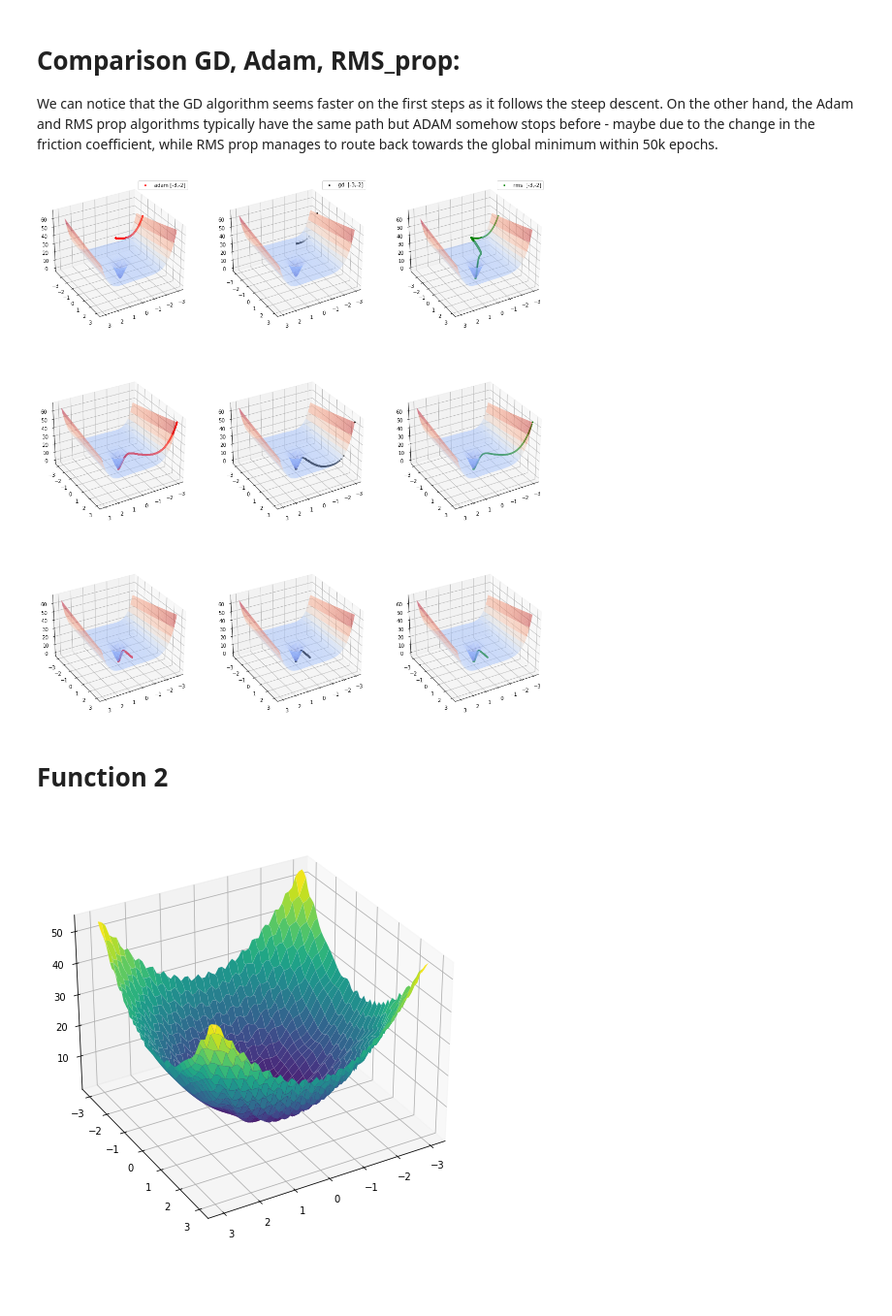
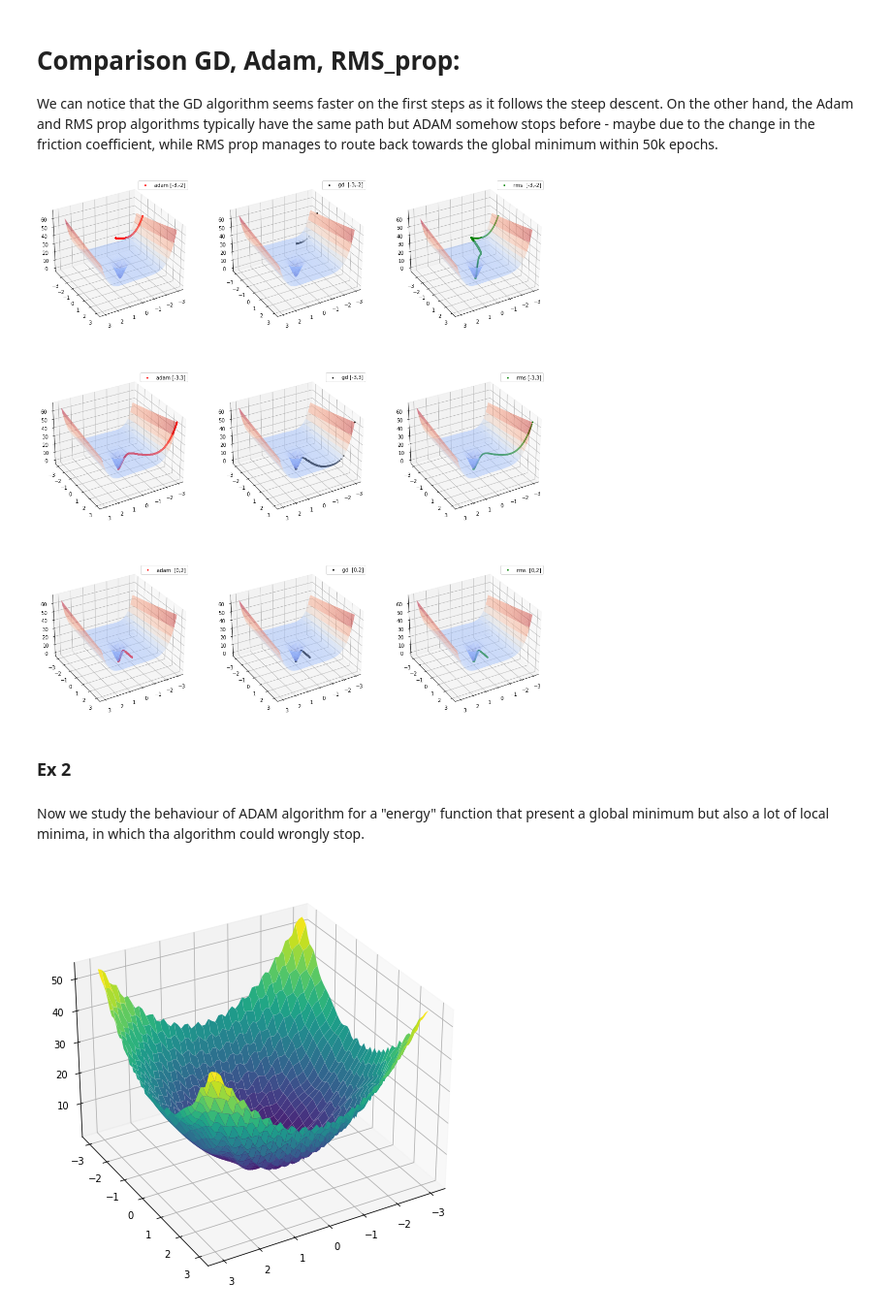
Before and after one commit to LorenzoBuriola/LoCP_moduleB, a Jupyter notebook: Ex_week01.ipynb, the cells around one changed output. Shown at 97% size. Saved outputs shown, nothing was run; the diff lists cells and outputs as text; code cells hidden in the pictures; blank space fills up the shorter version.

```diff
--- a/Ex_week01.ipynb
+++ b/Ex_week01.ipynb
@@ -365,66 +350,68 @@ ax6= fig.add_subplot(3,3,6, projection = '3d')
 ax7= fig.add_subplot(3, 3,7, projection='3d')
 ax8= fig.add_subplot(3,3,8, projection = '3d')
 ax9= fig.add_subplot(3,3,9, projection = '3d')
-# ax = fig.add_subplot(projection = '3d')
 
 
 ax.plot_surface(Xplot[0], Xplot[1], func(Xplot), cmap = 'coolwarm', alpha = 0.5)
 ax.view_init(30,60)
 ax2.plot_surface(Xplot[0], Xplot[1], func(Xplot), cmap = 'coolwarm', alpha = 0.5)
 ax2.view_init(30,60)
 ax3.plot_surface(Xplot[0], Xplot[1], func(Xplot), cmap = 'coolwarm', alpha = 0.5)
 ax3.view_init(30,60)
-
 ax4.plot_surface(Xplot[0], Xplot[1], func(Xplot), cmap = 'coolwarm', alpha = 0.5)
 ax4.view_init(30,60)
+ax5.plot_surface(Xplot[0], Xplot[1], func(Xplot), cmap = 'coolwarm', alpha = 0.5)
 ax5.view_init(30,60)
-ax5.plot_surface(Xplot[0], Xplot[1], func(Xplot), cmap = 'coolwarm', alpha = 0.5)
 ax6.plot_surface(Xplot[0], Xplot[1], func(Xplot), cmap = 'coolwarm', alpha = 0.5)
 ax6.view_init(30,60)
 ax7.plot_surface(Xplot[0], Xplot[1], func(Xplot), cmap = 'coolwarm', alpha = 0.5)
 ax7.view_init(30,60)
 ax8.plot_surface(Xplot[0], Xplot[1], func(Xplot), cmap = 'coolwarm', alpha = 0.5)
 ax8.view_init(30,60)
 ax9.plot_surface(Xplot[0], Xplot[1], func(Xplot), cmap = 'coolwarm', alpha = 0.5)
 ax9.view_init(30,60)
-#plt.show()
 
 
-adam_3_2 = adams(grad, [-3,-2], n_epochs=50000, eta=0.001, noise_strength=0,)
-ax.scatter(oneGD_5[:,0], oneGD_5[:,1], func(oneGD_5.T), marker = '.', color = 'red', linewidth =  1, label = "adam [-3,-2]")
-adam_3_2 = gd(grad, [-3,-2], n_epochs=50000, eta=0.01, noise_strength=0,)
-ax2.scatter(oneGD_5[:,0], oneGD_5[:,1], func(oneGD_5.T), marker = '.', color = 'black', linewidth =  1, label = "gd  [-3,-2]")
-adam_3_2 = rms_prop(grad, [-3,-2], n_epochs=50000, eta=0.01, noise_strength=0,)
-ax3.scatter(oneGD_5[:,0], oneGD_5[:,1], func(oneGD_5.T), marker = '.', color = 'green', linewidth =  1, label = "rms  [-3,-2]")
+P1_adam = adams(grad, [-3,-2], n_epochs=50000, eta=0.001, noise_strength=0,)
+ax.scatter(P1_adam[:,0], P1_adam[:,1], func(P1_adam.T), marker = '.', color = 'red', linewidth =  1, label = "adam [-3,-2]")
+P1_gd = gd(grad, [-3,-2], n_epochs=50000, eta=0.01, noise_strength=0,)
+ax2.scatter(P1_gd[:,0], P1_gd[:,1], func(P1_gd.T), marker = '.', color = 'black', linewidth =  1, label = "gd  [-3,-2]")
+P1_rms = rms_prop(grad, [-3,-2], n_epochs=50000, eta=0.01, noise_strength=0,)
+ax3.scatter(P1_rms[:,0], P1_rms[:,1], func(P1_rms.T), marker = '.', color = 'green', linewidth =  1, label = "rms  [-3,-2]")
 
 
-adam_3_3 = adams(grad, [-3,3], n_epochs=50000, eta=0.001, noise_strength=0,)
-ax4.scatter(oneGD_5[:,0], oneGD_5[:,1], func(oneGD_5.T), marker = '.', color = 'red', linewidth =  1, label = "adam [-3,3]")
-adam_3_3 = gd(grad, [-3,3], n_epochs=50000, eta=0.01, noise_strength=0,)
-ax5.scatter(oneGD_5[:,0], oneGD_5[:,1], func(oneGD_5.T), marker = '.', color = 'black', linewidth =  1, label = "gd [-3,3]")
-adam_3_3 = rms_prop(grad, [-3,3], n_epochs=50000, eta=0.01, noise_strength=0,)
-ax6.scatter(oneGD_5[:,0], oneGD_5[:,1], func(oneGD_5.T), marker = '.', color = 'green', linewidth =  1, label = "rms [-3,3]")
+P2_adam = adams(grad, [-3,3], n_epochs=50000, eta=0.001, noise_strength=0,)
+ax4.scatter(P2_adam[:,0], P2_adam[:,1], func(P2_adam.T), marker = '.', color = 'red', linewidth =  1, label = "adam [-3,3]")
+P2_gd = gd(grad, [-3,3], n_epochs=50000, eta=0.01, noise_strength=0,)
+ax5.scatter(P2_gd[:,0], P2_gd[:,1], func(P2_gd.T), marker = '.', color = 'black', linewidth =  1, label = "gd [-3,3]")
+P2_rms = rms_prop(grad, [-3,3], n_epochs=50000, eta=0.01, noise_strength=0,)
+ax6.scatter(P2_rms[:,0], P2_rms[:,1], func(P2_rms.T), marker = '.', color = 'green', linewidth =  1, label = "rms [-3,3]")
 
-oneGD_5 = adams(grad, [0,2], n_epochs=50000, eta=0.001, noise_strength=0,)
-ax7.scatter(oneGD_5[:,0], oneGD_5[:,1], func(oneGD_5.T), marker = '.', color = 'red', linewidth =  1, label = "adam  [0,2]")
-oneGD_5 = gd(grad, [0,2], n_epochs=50000, eta=0.01, noise_strength=0,)
-ax8.scatter(oneGD_5[:,0], oneGD_5[:,1], func(oneGD_5.T), marker = '.', color = 'black', linewidth =  1, label = "gd  [0,2]")
-oneGD_5 = rms_prop(grad, [0,2], n_epochs=50000, eta=0.01, noise_strength=0,)
-ax9.scatter(oneGD_5[:,0], oneGD_5[:,1], func(oneGD_5.T), marker = '.', color = 'green', linewidth =  1, label = "rms  [0,2]")
-
-# oneGD_3 = rms_prop(grad, [3,3], n_epochs=50000, eta=0.01, noise_strength=0,)
-# ax.scatter(oneGD_3[:,0], oneGD_3[:,1], func(oneGD_3.T), marker = '.', color = 'green', linewidth =  1, label = "rms_prop")
+P3_adam = adams(grad, [0,2], n_epochs=50000, eta=0.001, noise_strength=0,)
+ax7.scatter(P3_adam[:,0], P3_adam[:,1], func(P3_adam.T), marker = '.', color = 'red', linewidth =  1, label = "adam  [0,2]")
+P3_gd = gd(grad, [0,2], n_epochs=50000, eta=0.01, noise_strength=0,)
+ax8.scatter(P3_gd[:,0], P3_gd[:,1], func(P3_gd.T), marker = '.', color = 'black', linewidth =  1, label = "gd  [0,2]")
+P3_rms = rms_prop(grad, [0,2], n_epochs=50000, eta=0.01, noise_strength=0,)
+ax9.scatter(P3_rms[:,0], P3_rms[:,1], func(P3_rms.T), marker = '.', color = 'green', linewidth =  1, label = "rms  [0,2]")
 
 
 ax.legend()
 ax2.legend()
 ax3.legend()
+ax4.legend()
+ax5.legend()
+ax6.legend()
+ax7.legend()
+ax8.legend()
+ax9.legend()
 
 plt.show()
 # %% [output]
-[figure, old version]
+[figure, new version]
 # %% [markdown]
-# Function 2
+### Ex 2
+# %% [markdown]
+Now we study the behaviour of ADAM algorithm for a "energy" function that present a global minimum but also a lot of local minima, in which tha algorithm could wrongly stop.
 # %%
 def func_2(X, q = 6):
     return 1 + 0.5*q* (X[0]**2+X[1]**2) - np.cos(2*np.pi*(X[0]*X[1]-X[1]**2))
```
Also changed, not shown: parts of 19 cells of this notebook.
